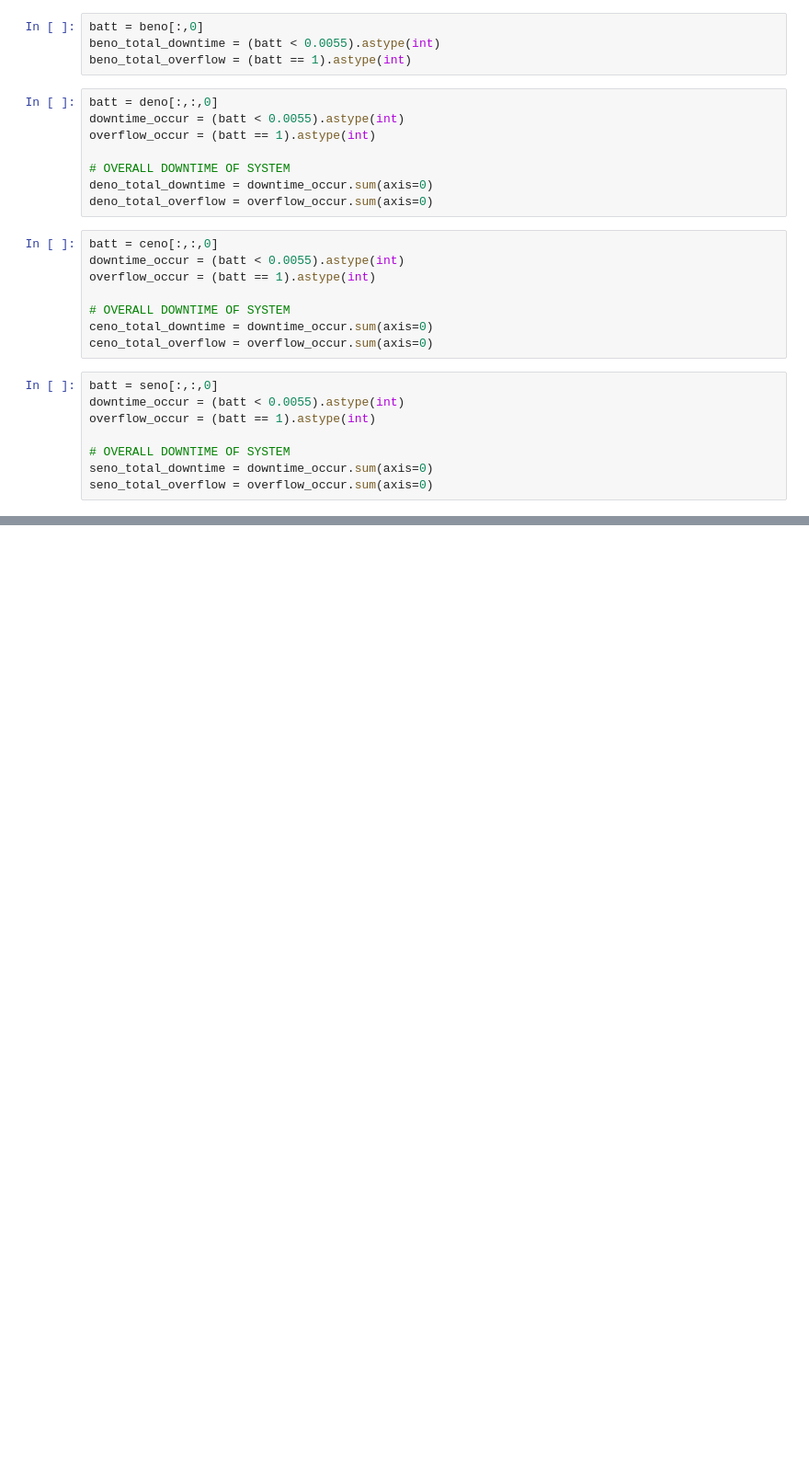
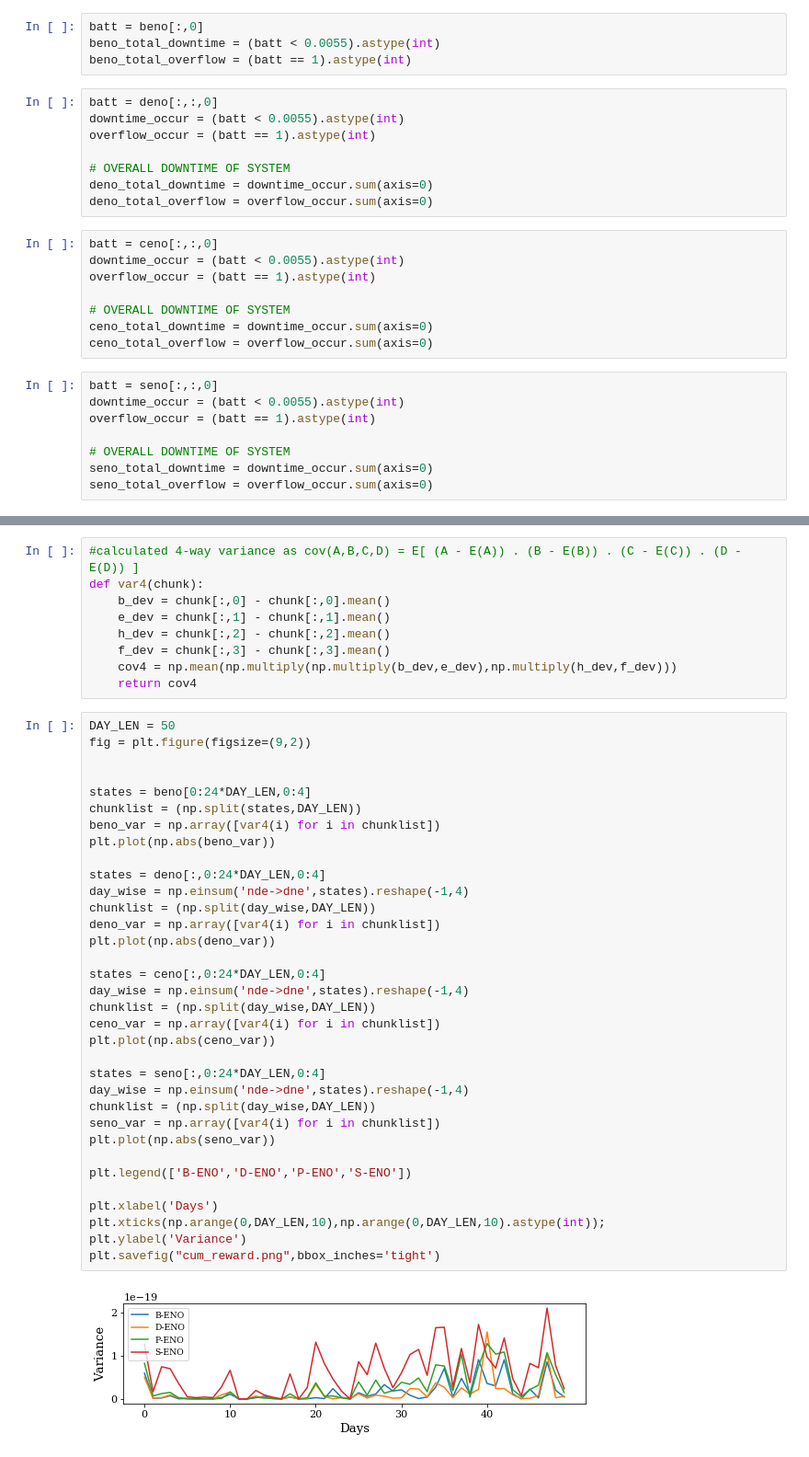
Before and after one commit to 5mali/acs-exp, a Jupyter notebook: artist.ipynb, the cells around one changed output, grey strips where cells are left out. Shown at 92% size. Cells and saved outputs as stored; diff of their text form; blank space fills up the shorter version.

```diff
--- a/artist.ipynb
+++ b/artist.ipynb
@@ -103,0 +205,45 @@ plt.legend(['beno','deno','ceno','seno'])
+# %%
+#calculated 4-way variance as cov(A,B,C,D) = E[ (A - E(A)) . (B - E(B)) . (C - E(C)) . (D - E(D)) ]
+def var4(chunk):
+    b_dev = chunk[:,0] - chunk[:,0].mean()
+    e_dev = chunk[:,1] - chunk[:,1].mean()
+    h_dev = chunk[:,2] - chunk[:,2].mean()
+    f_dev = chunk[:,3] - chunk[:,3].mean()
+    cov4 = np.mean(np.multiply(np.multiply(b_dev,e_dev),np.multiply(h_dev,f_dev)))
+    return cov4
+# %%
+DAY_LEN = 50
+fig = plt.figure(figsize=(9,2))
+
+
+states = beno[0:24*DAY_LEN,0:4]
+chunklist = (np.split(states,DAY_LEN))
+beno_var = np.array([var4(i) for i in chunklist])
+plt.plot(np.abs(beno_var))
+
+states = deno[:,0:24*DAY_LEN,0:4]
+day_wise = np.einsum('nde->dne',states).reshape(-1,4)
+chunklist = (np.split(day_wise,DAY_LEN))
+deno_var = np.array([var4(i) for i in chunklist])
+plt.plot(np.abs(deno_var))
+
+states = ceno[:,0:24*DAY_LEN,0:4]
+day_wise = np.einsum('nde->dne',states).reshape(-1,4)
+chunklist = (np.split(day_wise,DAY_LEN))
+ceno_var = np.array([var4(i) for i in chunklist])
+plt.plot(np.abs(ceno_var))
+
+states = seno[:,0:24*DAY_LEN,0:4]
+day_wise = np.einsum('nde->dne',states).reshape(-1,4)
+chunklist = (np.split(day_wise,DAY_LEN))
+seno_var = np.array([var4(i) for i in chunklist])
+plt.plot(np.abs(seno_var))
+
+plt.legend(['B-ENO','D-ENO','P-ENO','S-ENO'])
+
+plt.xlabel('Days')
+plt.xticks(np.arange(0,DAY_LEN,10),np.arange(0,DAY_LEN,10).astype(int));
+plt.ylabel('Variance')
+plt.savefig("cum_reward.png",bbox_inches='tight')
+# %% [output]
+[figure, added]
```
Also changed, not shown: parts of 16 cells of this notebook, 6 other files.
